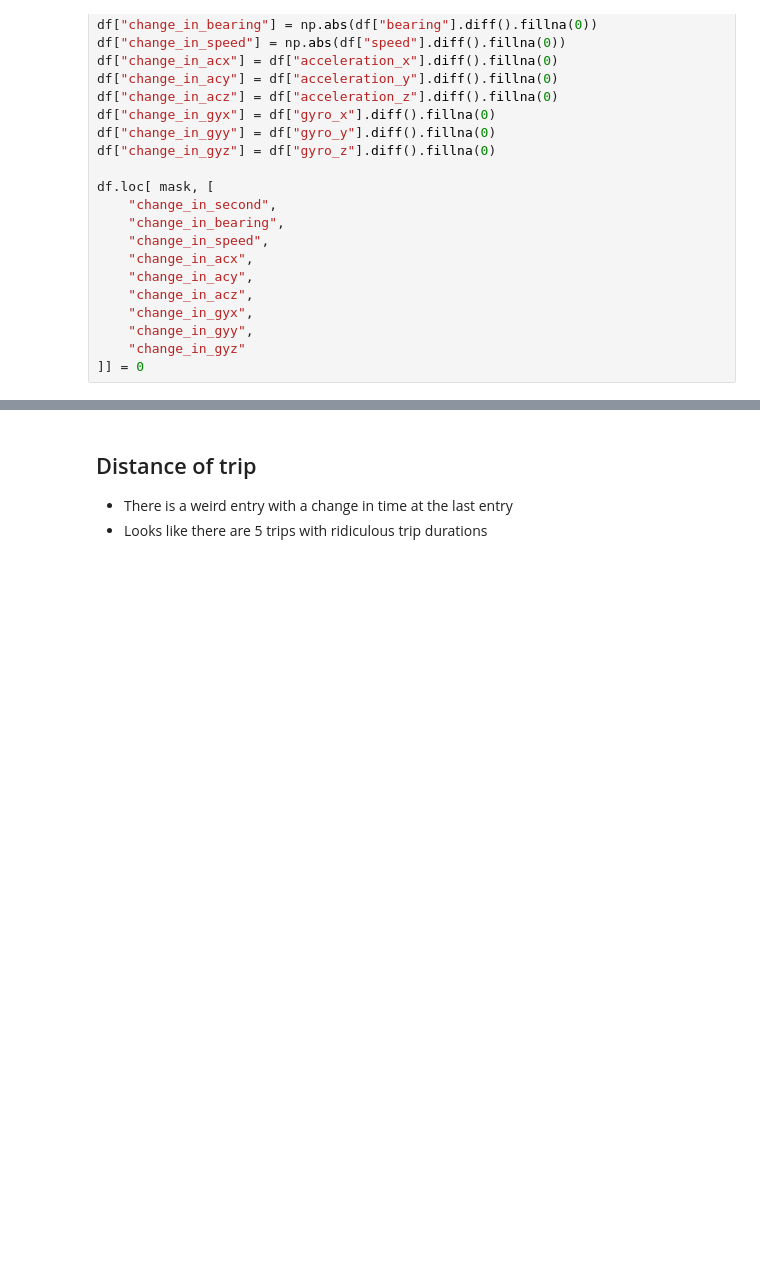
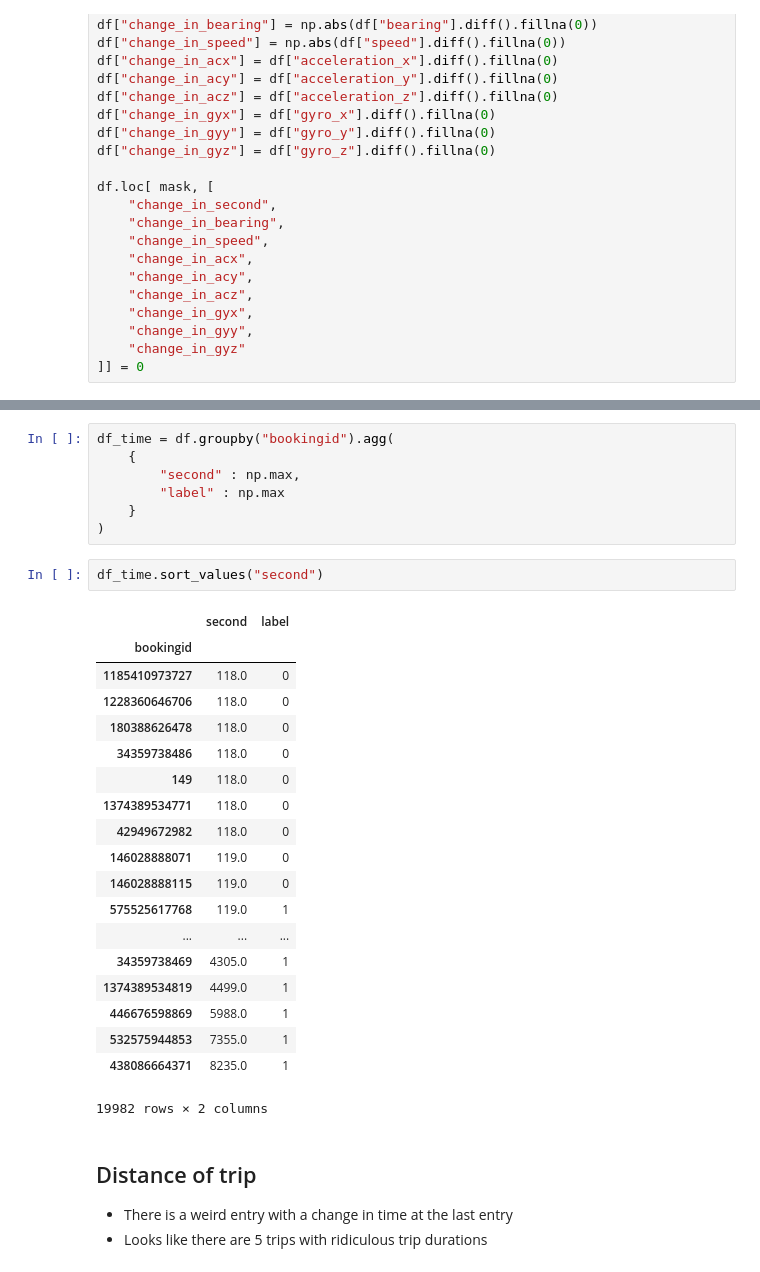
Before and after one commit to jtsw1990/grab-ai-safety, a Jupyter notebook: 2. Safety Challenge - Exploratory Data Analysis.ipynb, the cells around one changed output, grey strips where cells are left out. Drawn from its saved outputs; the diff is of its cells as text; blank space fills up the shorter version.

```diff
--- a/2. Safety Challenge - Exploratory Data Analysis.ipynb
+++ b/2. Safety Challenge - Exploratory Data Analysis.ipynb
@@ -54,3 +64,32 @@ df.groupby("bookingid").agg(
+# %%
+df_time = df.groupby("bookingid").agg(
+    {
+        "second" : np.max,
+        "label" : np.max
+    }
+)
+# %%
+df_time.sort_values("second")
+# %% [output]
+|  | second | label |
+| bookingid |  |  |
+| 1185410973727 | 118.0 | 0 |
+| 1228360646706 | 118.0 | 0 |
+| 180388626478 | 118.0 | 0 |
+| 34359738486 | 118.0 | 0 |
+| 149 | 118.0 | 0 |
+| 1374389534771 | 118.0 | 0 |
+| 42949672982 | 118.0 | 0 |
+| 146028888071 | 119.0 | 0 |
+| 146028888115 | 119.0 | 0 |
+| 575525617768 | 119.0 | 1 |
+| ... | ... | ... |
+| 34359738469 | 4305.0 | 1 |
+| 1374389534819 | 4499.0 | 1 |
+| 446676598869 | 5988.0 | 1 |
+| 532575944853 | 7355.0 | 1 |
+| 438086664371 | 8235.0 | 1 |
+19982 rows × 2 columns
 # %% [markdown]
 ## Distance of trip
 - There is a weird entry with a change in time at the last entry
```
Also changed, not shown: parts of 10 cells of this notebook, 4 other files.
